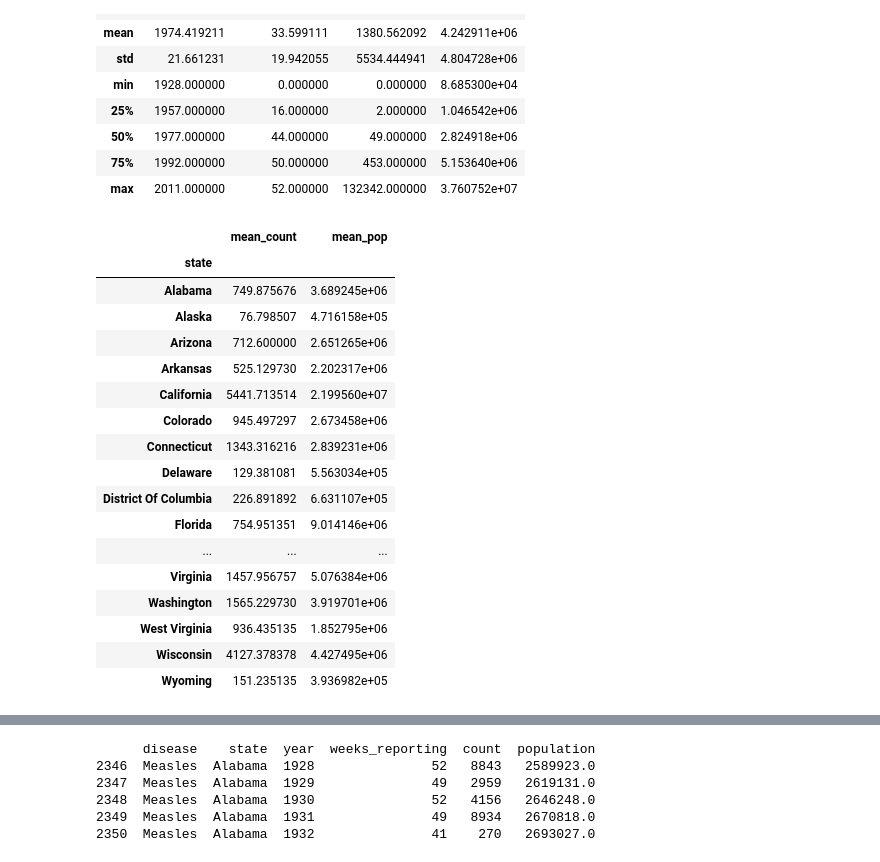
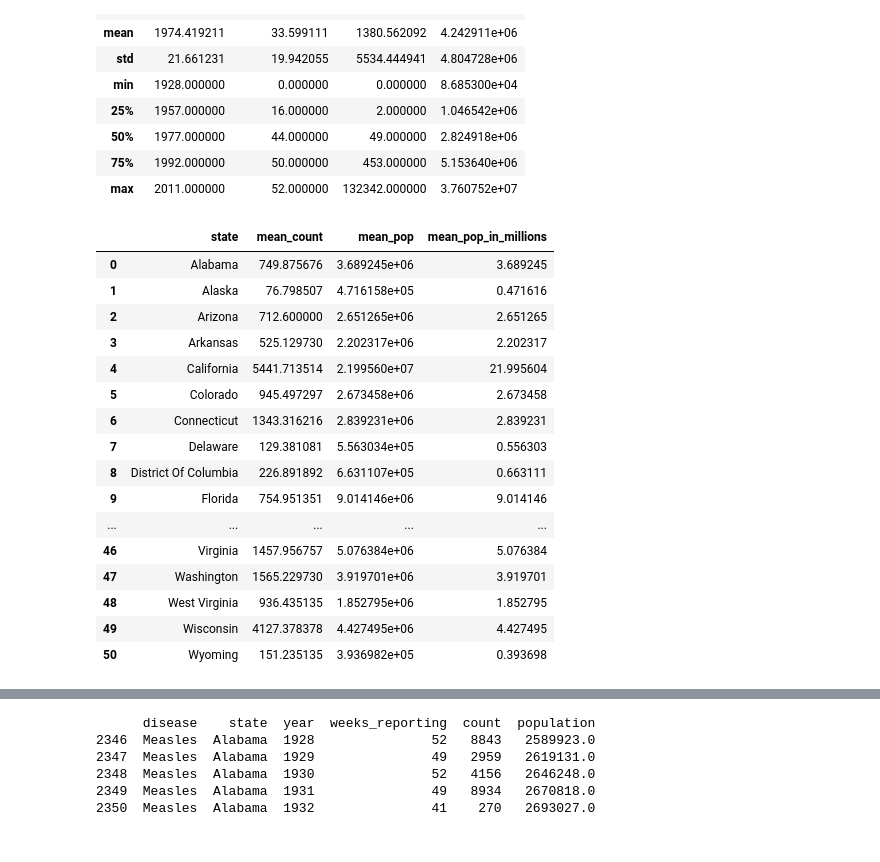
Before and after one commit to adinsa1/Data110, a Jupyter notebook: DATA_201_Project_1.ipynb, the cells around one changed output, grey strips where cells are left out. Saved outputs shown, nothing was run; the diff lists cells and outputs as text; code cells hidden in the pictures.

```diff
--- a/DATA_201_Project_1.ipynb
+++ b/DATA_201_Project_1.ipynb
@@ -51,25 +52,26 @@ df.describe()
 | 75% | 1992.000000 | 50.000000 | 453.000000 | 5.153640e+06 |
 | max | 2011.000000 | 52.000000 | 132342.000000 | 3.760752e+07 |
 # %%
-by_state = df.groupby(['state']).mean()[['count', 'population']].rename(columns = {'count':'mean_count', 'population':'mean_pop'})
+# Grouping by state and calculuating mean count and population
+by_state = df.groupby(['state']).mean(numeric_only=True)[['count', 'population']].rename(columns = {'count':'mean_count', 'population':'mean_pop'}).reset_index()
+by_state['mean_pop_in_millions'] = by_state['mean_pop'] / 10**6  # adding a column to represent the mean population in millions
 by_state
 # %% [output]
-|  | mean_count | mean_pop |
-| state |  |  |
-| Alabama | 749.875676 | 3.689245e+06 |
-| Alaska | 76.798507 | 4.716158e+05 |
-| Arizona | 712.600000 | 2.651265e+06 |
-| Arkansas | 525.129730 | 2.202317e+06 |
-| California | 5441.713514 | 2.199560e+07 |
-| Colorado | 945.497297 | 2.673458e+06 |
-| Connecticut | 1343.316216 | 2.839231e+06 |
-| Delaware | 129.381081 | 5.563034e+05 |
-| District Of Columbia | 226.891892 | 6.631107e+05 |
-| Florida | 754.951351 | 9.014146e+06 |
-| ... | ... | ... |
-| Virginia | 1457.956757 | 5.076384e+06 |
-| Washington | 1565.229730 | 3.919701e+06 |
-| West Virginia | 936.435135 | 1.852795e+06 |
-| Wisconsin | 4127.378378 | 4.427495e+06 |
-| Wyoming | 151.235135 | 3.936982e+05 |
+|  | state | mean_count | mean_pop | mean_pop_in_millions |
+| 0 | Alabama | 749.875676 | 3.689245e+06 | 3.689245 |
+| 1 | Alaska | 76.798507 | 4.716158e+05 | 0.471616 |
+| 2 | Arizona | 712.600000 | 2.651265e+06 | 2.651265 |
+| 3 | Arkansas | 525.129730 | 2.202317e+06 | 2.202317 |
+| 4 | California | 5441.713514 | 2.199560e+07 | 21.995604 |
+| 5 | Colorado | 945.497297 | 2.673458e+06 | 2.673458 |
+| 6 | Connecticut | 1343.316216 | 2.839231e+06 | 2.839231 |
+| 7 | Delaware | 129.381081 | 5.563034e+05 | 0.556303 |
+| 8 | District Of Columbia | 226.891892 | 6.631107e+05 | 0.663111 |
+| 9 | Florida | 754.951351 | 9.014146e+06 | 9.014146 |
+| ... | ... | ... | ... | ... |
+| 46 | Virginia | 1457.956757 | 5.076384e+06 | 5.076384 |
+| 47 | Washington | 1565.229730 | 3.919701e+06 | 3.919701 |
+| 48 | West Virginia | 936.435135 | 1.852795e+06 | 1.852795 |
+| 49 | Wisconsin | 4127.378378 | 4.427495e+06 | 4.427495 |
+| 50 | Wyoming | 151.235135 | 3.936982e+05 | 0.393698 |
 # %%
```
Also changed, not shown: parts of 18 cells of this notebook.
